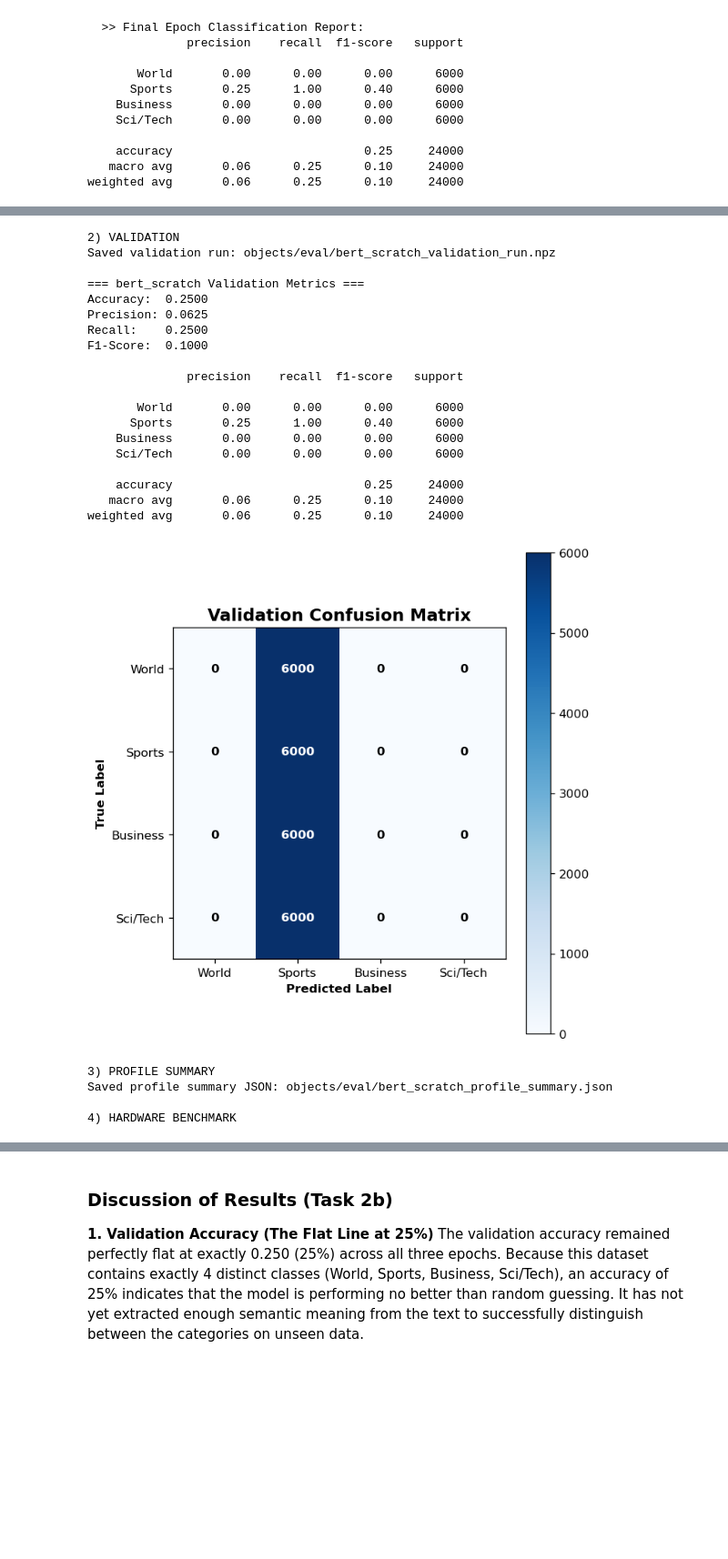
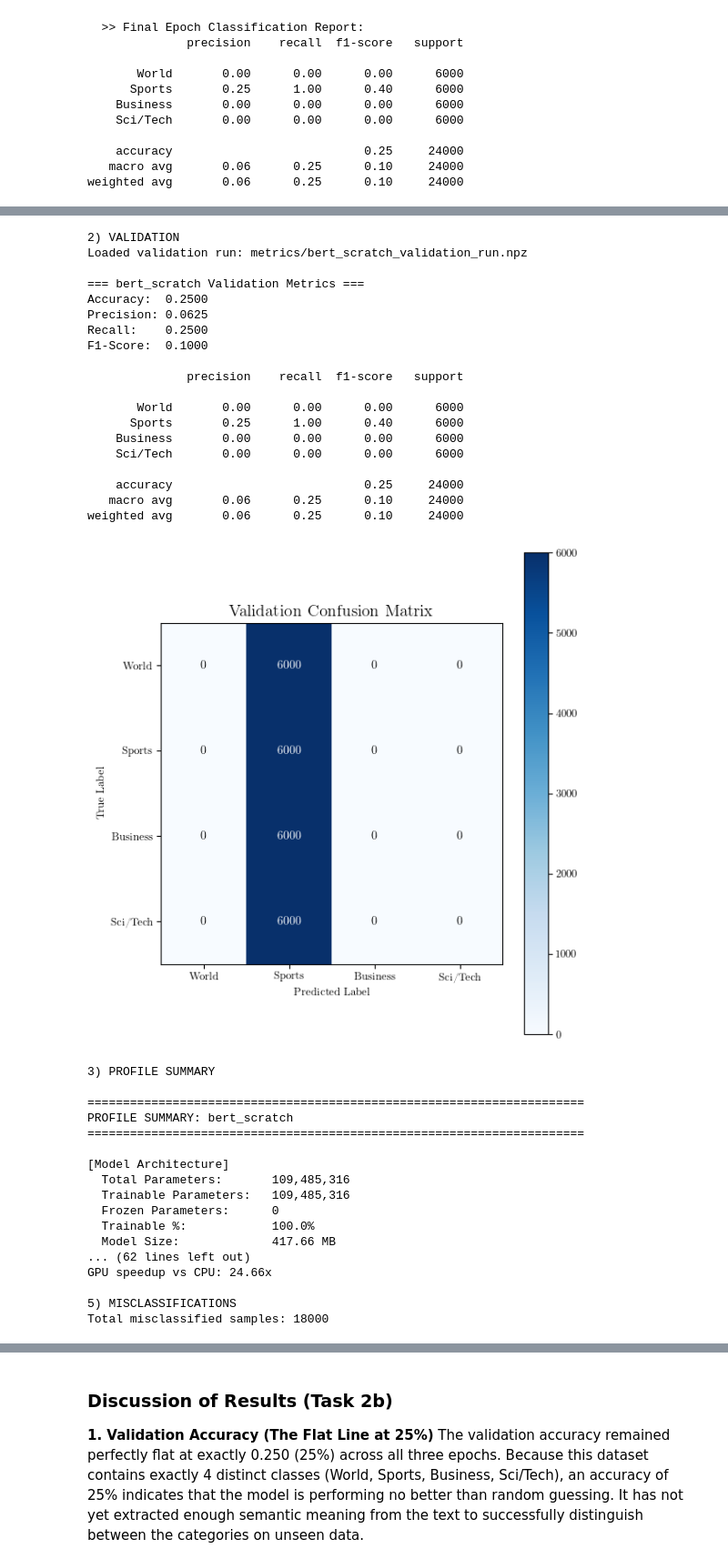
Before and after one commit to TheLittleRock/DeepLearningExam, a Jupyter notebook: problem 2.ipynb, the cells around one changed output, grey strips where cells are left out. Shown at 91% size. Cells and saved outputs as stored; diff of their text form; code cells hidden in the pictures; blank space fills up the shorter version.

```diff
--- a/problem 2.ipynb
+++ b/problem 2.ipynb
@@ -113,6 +134,8 @@ class NewsDataset(Dataset):
 # %%
 def train_and_evaluate(model, train_loader, val_loader, optimizer, epochs=3, save_prefix="model_checkpoint"):
-    """Trains the model, evaluates, and saves checkpoints after each epoch.
+    """
+    OBSOLETE function, is substituted by train_and_evaluate_tracked.
+    Trains the model, evaluates, and saves checkpoints after each epoch.
      - model: The BERT model to train
      - train_loader: DataLoader for training data
      - val_loader: DataLoader for validation data
@@ -195,7 +218,7 @@ def train_and_evaluate(model, train_loader, val_loader, optimizer, epochs=3, sav
     return history
 # %%
 def train_and_evaluate_tracked(model, train_loader, val_loader, optimizer, epochs=3, save_prefix="bert_tracked"):
-    """Trains the model with granular time, loss, and advanced sklearn metrics.
+    """Trains the model in comparison to train_and_evaluate it saves times and loss after each 100 batches.
      - model: The BERT model to train
      - train_loader: DataLoader for training data
      - val_loader: DataLoader for validation data
@@ -1037,12 +1026,13 @@ predict_article_with_probability = predict_text_with_probabilities
 # %%
 def normalize_model_name(name):
+    "Utility to create filesystem-friendly model names for saving outputs."
     cleaned = ''.join(ch.lower() if ch.isalnum() else '_' for ch in str(name))
     while '__' in cleaned:
         cleaned = cleaned.replace('__', '_')
     return cleaned.strip('_') or 'model'
 
 
-def build_analysis_paths(model_name, analysis_dir='objects/eval'):
+def build_analysis_paths(model_name, analysis_dir='metrics'):
     """Build unique output paths for one model analysis run."""
     safe_model_name = normalize_model_name(model_name)
     return {
@@ -1140,7 +1130,16 @@ def run_ultimate_analysis(
         print('\n5) MISCLASSIFICATIONS')
         errors_df = evaluator.misclassifications(run_object, tokenizer=tokenizer)
         print(f'Total misclassified samples: {len(errors_df)}')
-        print(errors_df.head(show_error_examples))
+        try:
+            from IPython.display import display
+            display(
+                errors_df.head(show_error_examples).style.set_properties(
+                    subset=['Text', 'True Label', 'Predicted Label', 'Model Confidence'],
+                    **{'text-align': 'left'}
+                )
+            )
+        except Exception:
+            print(errors_df.head(show_error_examples).to_string())
 
     return {
         'paths': paths,
@@ -1286,0 +1292,22 @@ weighted avg       0.06      0.25      0.10     24000
+# %%
+# Define paths
+model_path = "weigths/bert_scratch_epoch_3.pt"
+history_path = "metrics/bert_scratch_new_history.json"
+# Re-initialize the model architecture
+print("Initializing BERT architecture...")
+config = BertConfig.from_pretrained('bert-base-uncased', num_labels=4)
+model_scratch = BertForSequenceClassification(config)
+
+# Load the saved weights
+print(f"Loading weights from {model_path}...")
+model_scratch.load_state_dict(torch.load(model_path, map_location=device, weights_only=True))
+model_scratch = model_scratch.to(device)
+print("Loaded model to device {} successfully!".format(device))
+
+# Load the training history
+try:
+    with open(history_path, "r") as f:
+        history_scratch = json.load(f)
+    print("Model and history loaded successfully!")
+except:
+    print(f"Could not find {history_path}.")
@@ -1293,8 +1325,9 @@ ultimate = run_ultimate_analysis(
     tokenizer=tokenizer,
     class_names=['World', 'Sports', 'Business', 'Sci/Tech'],
     model_name='bert_scratch',
+    analysis_dir='metrics',
     force_validation_run=False,
-    hardware_batches=10,
+    hardware_batches=5,
 )
 # %% [output]
 ======================================================================
@@ -1318,24 +1351,37 @@ Lowest Val Loss:     1.3908 (Achieved in Epoch 1)
 2) VALIDATION
-Saved validation run: objects/eval/bert_scratch_validation_run.npz
+Loaded validation run: metrics/bert_scratch_validation_run.npz
 
 === bert_scratch Validation Metrics ===
 Accuracy:  0.2500
 Precision: 0.0625
 Recall:    0.2500
 F1-Score:  0.1000
 
               precision    recall  f1-score   support
 
        World       0.00      0.00      0.00      6000
       Sports       0.25      1.00      0.40      6000
     Business       0.00      0.00      0.00      6000
     Sci/Tech       0.00      0.00      0.00      6000
 
     accuracy                           0.25     24000
    macro avg       0.06      0.25      0.10     24000
 weighted avg       0.06      0.25      0.10     24000
-[figure, old version]
+[figure, new version]
 3) PROFILE SUMMARY
-Saved profile summary JSON: objects/eval/bert_scratch_profile_summary.json
 
-4) HARDWARE BENCHMARK
+======================================================================
+PROFILE SUMMARY: bert_scratch
+======================================================================
+
+[Model Architecture]
+  Total Parameters:       109,485,316
+  Trainable Parameters:   109,485,316
+  Frozen Parameters:      0
+  Trainable %:            100.0%
+  Model Size:             417.66 MB
+... (62 lines left out)
+GPU speedup vs CPU: 24.66x
+
+5) MISCLASSIFICATIONS
+Total misclassified samples: 18000
```
Also changed, not shown: parts of 73 cells of this notebook, 34 other files.
